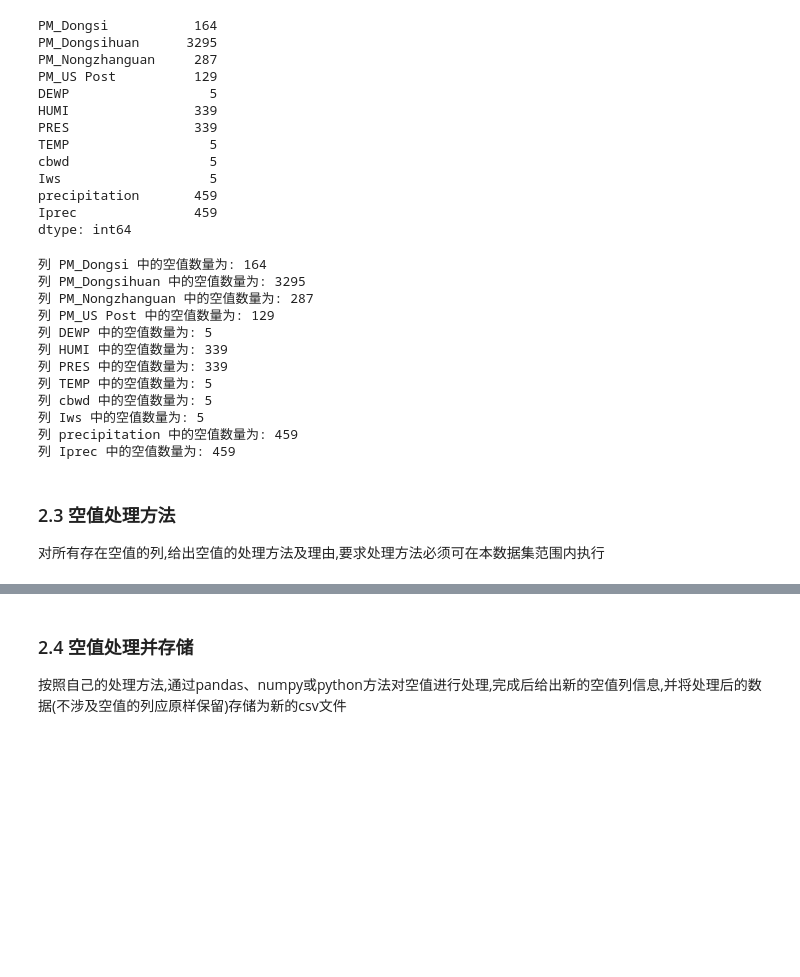
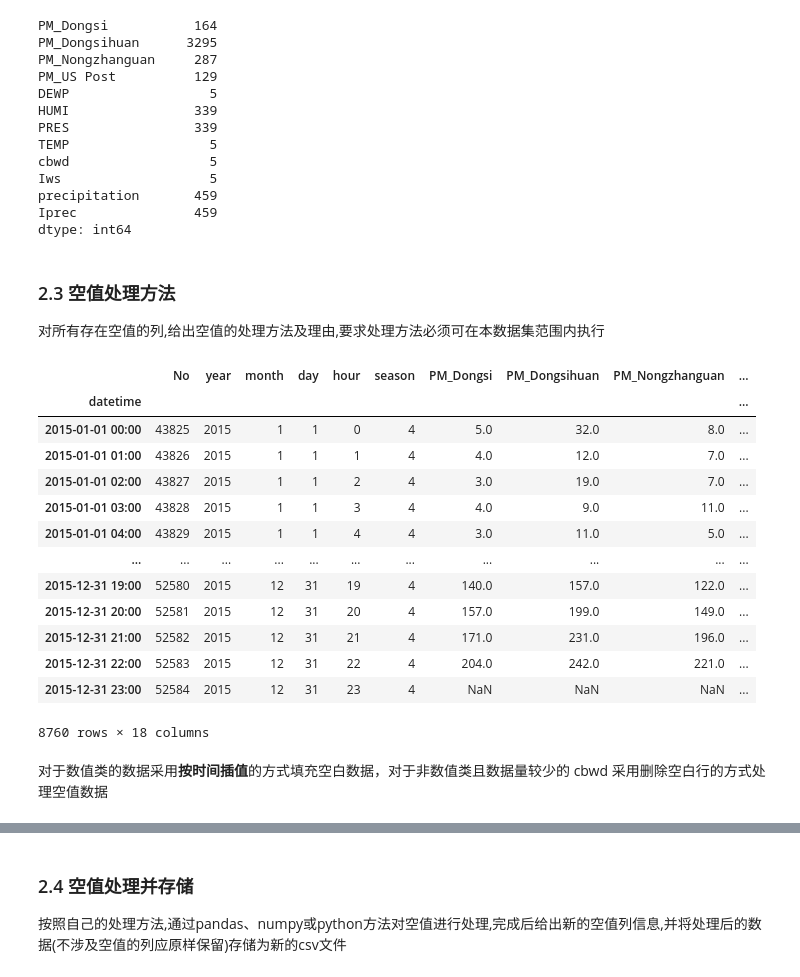
Before and after one commit to dsyislearning/bupt-py, a Jupyter notebook: assignment2/assign2.ipynb, the cells around one changed output, grey strips where cells are left out. Cells and saved outputs as stored; diff of their text form; code cells hidden in the pictures; blank space fills up the shorter version.

```diff
--- a/assignment2/assign2.ipynb
+++ b/assignment2/assign2.ipynb
@@ -553,24 +551,34 @@ Iws                   5
 precipitation       459
 Iprec               459
 dtype: int64
-# %%
-# 输出结果
-for column, count in null_counts.items():
-    print("列 {} 中的空值数量为: {}".format(column, count))
-# %% [output]
-列 PM_Dongsi 中的空值数量为: 164
-列 PM_Dongsihuan 中的空值数量为: 3295
-列 PM_Nongzhanguan 中的空值数量为: 287
-列 PM_US Post 中的空值数量为: 129
-列 DEWP 中的空值数量为: 5
-列 HUMI 中的空值数量为: 339
-列 PRES 中的空值数量为: 339
-列 TEMP 中的空值数量为: 5
-列 cbwd 中的空值数量为: 5
-列 Iws 中的空值数量为: 5
-列 precipitation 中的空值数量为: 459
-列 Iprec 中的空值数量为: 459
 # %% [markdown]
 ### 2.3 空值处理方法
 
 对所有存在空值的列,给出空值的处理方法及理由,要求处理方法必须可在本数据集范围内执行
+# %%
+# 首先创建时间索引
+
+data = beijingPM_2015.copy()
+
+data["datetime"] = pd.PeriodIndex(year=data["year"], month=data["month"], day=data["day"], hour=data["hour"], freq="H")
+
+data = data.set_index("datetime")
+
+data
+# %% [output]
+|  | No | year | month | day | hour | season | PM_Dongsi | PM_Dongsihuan | PM_Nongzhanguan | ... |
+| datetime |  |  |  |  |  |  |  |  |  | ... |
+| 2015-01-01 00:00 | 43825 | 2015 | 1 | 1 | 0 | 4 | 5.0 | 32.0 | 8.0 | ... |
+| 2015-01-01 01:00 | 43826 | 2015 | 1 | 1 | 1 | 4 | 4.0 | 12.0 | 7.0 | ... |
+| 2015-01-01 02:00 | 43827 | 2015 | 1 | 1 | 2 | 4 | 3.0 | 19.0 | 7.0 | ... |
+| 2015-01-01 03:00 | 43828 | 2015 | 1 | 1 | 3 | 4 | 4.0 | 9.0 | 11.0 | ... |
+| 2015-01-01 04:00 | 43829 | 2015 | 1 | 1 | 4 | 4 | 3.0 | 11.0 | 5.0 | ... |
+| ... | ... | ... | ... | ... | ... | ... | ... | ... | ... | ... |
+| 2015-12-31 19:00 | 52580 | 2015 | 12 | 31 | 19 | 4 | 140.0 | 157.0 | 122.0 | ... |
+| 2015-12-31 20:00 | 52581 | 2015 | 12 | 31 | 20 | 4 | 157.0 | 199.0 | 149.0 | ... |
+| 2015-12-31 21:00 | 52582 | 2015 | 12 | 31 | 21 | 4 | 171.0 | 231.0 | 196.0 | ... |
+| 2015-12-31 22:00 | 52583 | 2015 | 12 | 31 | 22 | 4 | 204.0 | 242.0 | 221.0 | ... |
+| 2015-12-31 23:00 | 52584 | 2015 | 12 | 31 | 23 | 4 | NaN | NaN | NaN | ... |
+8760 rows × 18 columns
+# %% [markdown]
+对于数值类的数据采用**按时间插值**的方式填充空白数据，对于非数值类且数据量较少的 cbwd 采用删除空白行的方式处理空值数据
```
Also changed, not shown: parts of 7 cells of this notebook, 1 other file.
